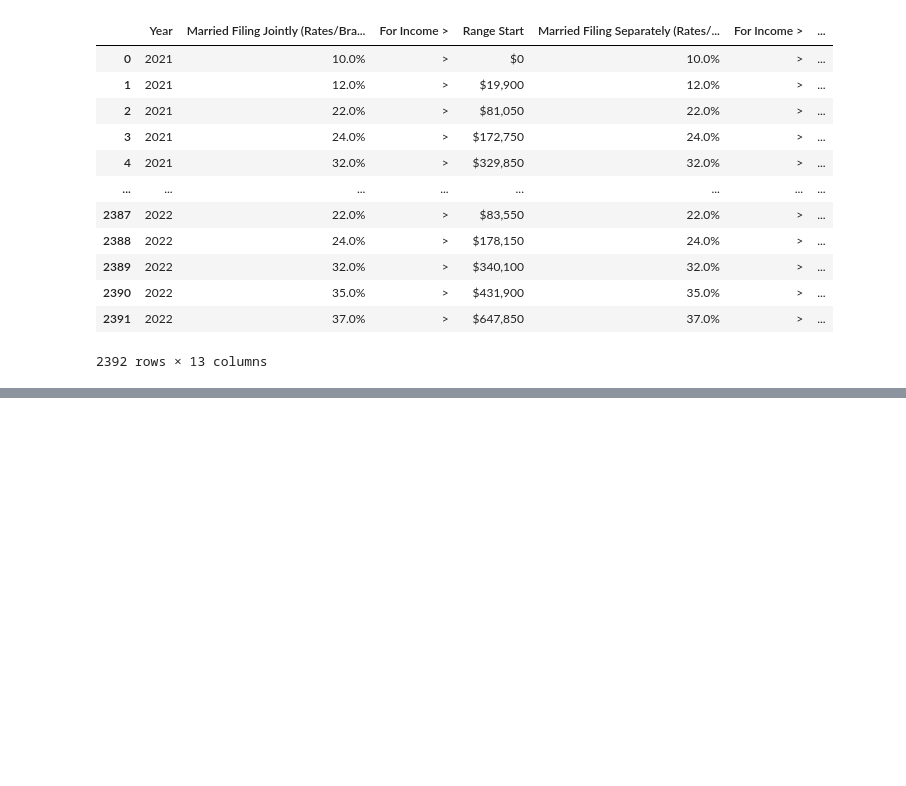
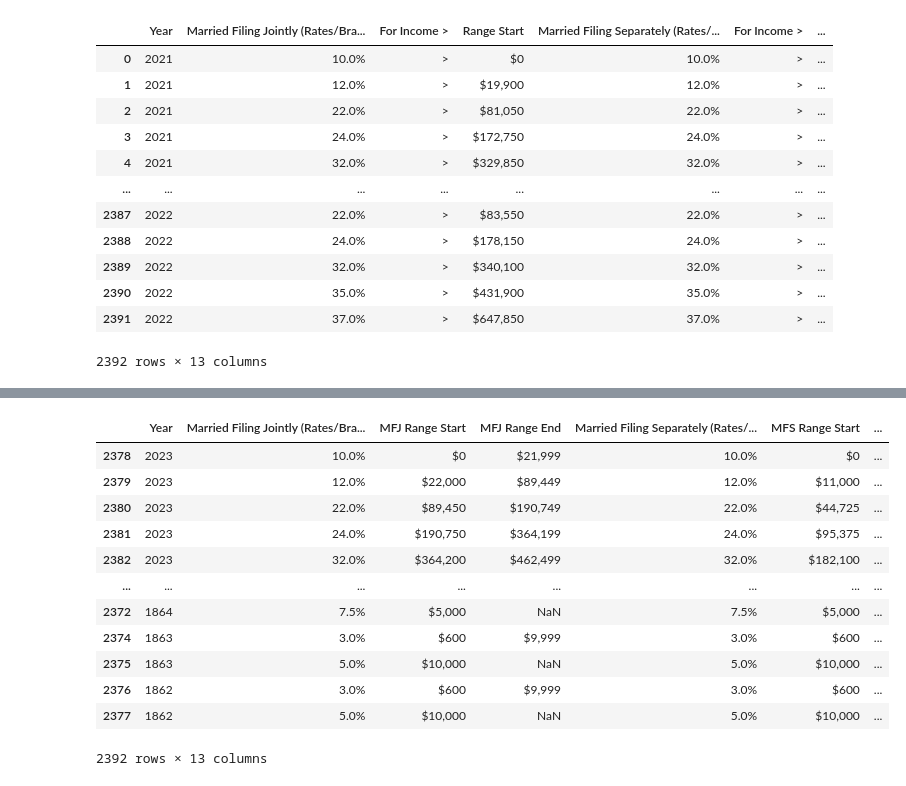
Before and after one commit to CHA0sTIG3R/tax-bracket-ingest, a Jupyter notebook: tax_bracket_ingest/jupyter_notes/historical.ipynb, the cells around one changed output, grey strips where cells are left out. Cells and saved outputs as stored; diff of their text form; code cells hidden in the pictures; blank space fills up the shorter version.

```diff
--- a/tax_bracket_ingest/jupyter_notes/historical.ipynb
+++ b/tax_bracket_ingest/jupyter_notes/historical.ipynb
@@ -230,0 +235,7 @@ updated_data
+# %%
+new_names = ['MFJ Range Start', 'MFS Range Start', 'S Range Start', 'HOH Range Start']
+
+for i in range(1, len(new_names)+1):
+    updated_data.columns.values[i*2] = new_names[i-1]
+
+updated_data
@@ -231 +277,47 @@ updated_data
+# %%
+final_df = updated_data.copy()
+
+group_col = "Year"
+
+range_start_cols = [col for col in final_df.columns if "Range Start" in col]
+
+for col in range_start_cols:
+
+    numeric_start = (
+        final_df[col]
+        .astype(str)
+        .str.replace(r'[^\d.]', '', regex=True)
+        .replace(r'^\s*$', np.nan, regex=True)
+        .astype(float)
+    )
+
+    numeric_end = (
+        numeric_start
+        .groupby(final_df[group_col], sort=False)
+        .apply(lambda grp: grp.shift(-1) - 1)
+        .reset_index(level=0, drop=True)
+    )
+
+    formatted_end = numeric_end.apply(
+        lambda x: f"${int(x):,}" if pd.notnull(x) else np.nan
+    )
+
+    ins_idx = final_df.columns.get_loc(col) + 1
+    final_df.insert(ins_idx, col.replace("Start", "End"), formatted_end)
+
+final_df
+# %% [output]
+|  | Year | Married Filing Jointly (Rates/Bra... | MFJ Range Start | MFJ Range End | Married Filing Separately (Rates/... | MFS Range Start | ... |
+| 2378 | 2023 | 10.0% | $0 | $21,999 | 10.0% | $0 | ... |
+| 2379 | 2023 | 12.0% | $22,000 | $89,449 | 12.0% | $11,000 | ... |
+| 2380 | 2023 | 22.0% | $89,450 | $190,749 | 22.0% | $44,725 | ... |
+| 2381 | 2023 | 24.0% | $190,750 | $364,199 | 24.0% | $95,375 | ... |
+| 2382 | 2023 | 32.0% | $364,200 | $462,499 | 32.0% | $182,100 | ... |
+| ... | ... | ... | ... | ... | ... | ... | ... |
+| 2372 | 1864 | 7.5% | $5,000 | NaN | 7.5% | $5,000 | ... |
+| 2374 | 1863 | 3.0% | $600 | $9,999 | 3.0% | $600 | ... |
+| 2375 | 1863 | 5.0% | $10,000 | NaN | 5.0% | $10,000 | ... |
+| 2376 | 1862 | 3.0% | $600 | $9,999 | 3.0% | $600 | ... |
+| 2377 | 1862 | 5.0% | $10,000 | NaN | 5.0% | $10,000 | ... |
+2392 rows × 13 columns
 # %%
```
Also changed, not shown: parts of 8 cells of this notebook, 2 other files.
